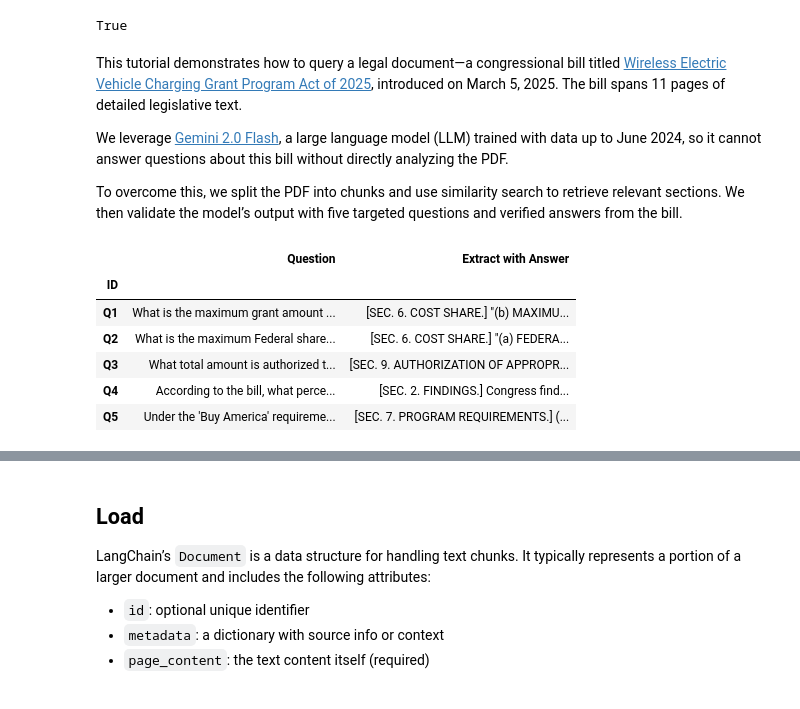
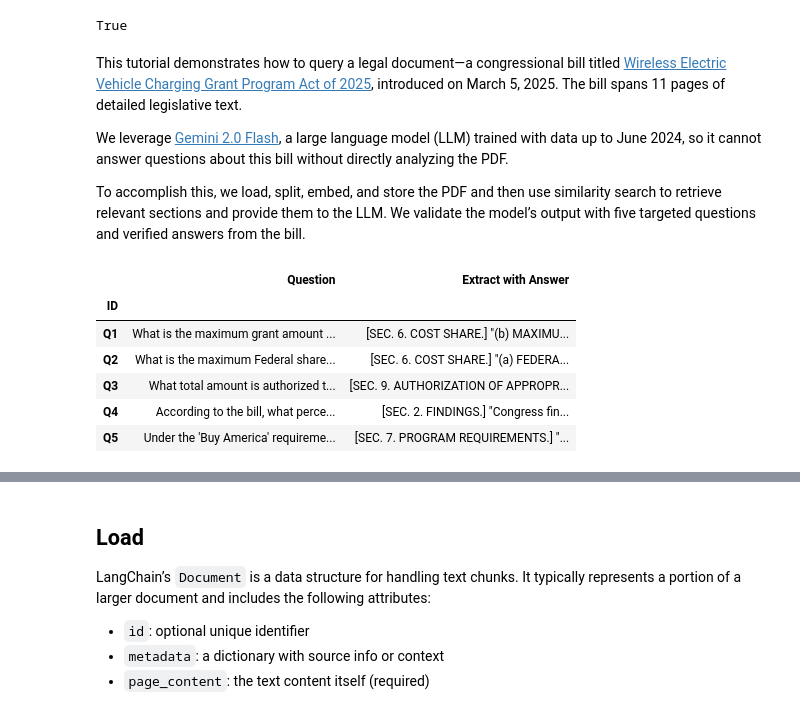
Before and after one commit to yauheniya-ai/langchain-rag, a Jupyter notebook: langchain-rag.ipynb, the cells around one changed output, grey strips where cells are left out. Cells and saved outputs as stored; diff of their text form; code cells hidden in the pictures.

```diff
--- a/langchain-rag.ipynb
+++ b/langchain-rag.ipynb
@@ -37,7 +42,7 @@ This tutorial demonstrates how to query a legal document—a congressional bill
 
 We leverage [Gemini 2.0 Flash](https://cloud.google.com/vertex-ai/generative-ai/docs/models/gemini/2-0-flash), a large language model (LLM) trained with data up to June 2024, so it cannot answer questions about this bill without directly analyzing the PDF.
 
-To overcome this, we split the PDF into chunks and use similarity search to retrieve relevant sections. We then validate the model’s output with five targeted questions and verified answers from the bill.
+To accomplish this, we load, split, embed, and store the PDF and then use similarity search to retrieve relevant sections and provide them to the LLM. We validate the model’s output with five targeted questions and verified answers from the bill.
 # %%
 questions = [
     "What is the maximum grant amount (in dollars) that an eligible entity can receive under the Wireless Electric Vehicle Charging Grant Program Act of 2025?",
@@ -51,36 +56,36 @@ correct_answers = [
     '[SEC. 6. COST SHARE.]\n"(b) MAXIMUM GRANT AMOUNT.—The amount of a grant awarded to an eligible entity under the Program may not exceed $25,000,000." [p. 7]',
     '[SEC. 6. COST SHARE.]\n"(a) FEDERAL SHARE.—The Federal share of a grant awarded under the Program may not exceed 80 percent of total cost of the project." [p. 7]',
     '[SEC. 9. AUTHORIZATION OF APPROPRIATIONS.]\n"There is authorized to be appropriated $250,000,000 to carry out this Act, to remain available until expended." [p. 11]',
-    '[SEC. 2. FINDINGS.]\nCongress finds the following:\n"(1) Electric vehicles are crucial to cutting greenhouse gas emissions, reducing reliance on fossil fuels, strengthening United States economic and national security, and combating the climate crisis. As of 2019, the transportation sector accounts for 29 percent of all greenhouse gas emissions, which is the most of any sector." [p. 2]',
-    '[SEC. 7. PROGRAM REQUIREMENTS.]\n(d) BUY AMERICA.—\n"(1) IN GENERAL.—Except as provided in paragraph (2), recipients of grants under the Program shall comply with the requirements described in section 5323(j) of title 49, United States Code." [p. 10]'
+    '[SEC. 2. FINDINGS.]\n"Congress finds the following:\n(1) Electric vehicles are crucial to cutting greenhouse gas emissions, reducing reliance on fossil fuels, strengthening United States economic and national security, and combating the climate crisis. As of 2019, the transportation sector accounts for 29 percent of all greenhouse gas emissions, which is the most of any sector." [p. 2]',
+    '[SEC. 7. PROGRAM REQUIREMENTS.]\n"(d) BUY AMERICA.—\n(1) IN GENERAL.—Except as provided in paragraph (2), recipients of grants under the Program shall comply with the requirements described in section 5323(j) of title 49, United States Code." [p. 10]'
 ]
 
 ids = [f"Q{i+1}" for i in range(len(questions))]
 
 df = pd.DataFrame({
     "ID": ids,
     "Question": questions,
     "Extract with Answer": correct_answers
 }).set_index("ID")
 
 def style_df(df):
     styled = df.style.set_table_styles([
         {'selector': 'table', 'props': [('border', '2px solid gray'), ('border-collapse', 'collapse')]},
         {'selector': 'th, td', 'props': [('border', '1px solid gray')]},
         {'selector': 'th', 'props': [('text-align', 'center')]},
         {'selector': 'th.col0', 'props': [('width', '300px')]},
         {'selector': 'th.col1', 'props': [('width', '300px')]},
         {'selector': 'th.col2', 'props': [('width', '300px')]},
         {'selector': 'td', 'props': [('text-align', 'left')]}
     ]).set_properties()
     return HTML(styled.to_html(escape=False))
 
 display(style_df(df))
 # %% [output]
 |  | Question | Extract with Answer |
 | ID |  |  |
 | Q1 | What is the maximum grant amount ... | [SEC. 6. COST SHARE.] "(b) MAXIMU... |
 | Q2 | What is the maximum Federal share... | [SEC. 6. COST SHARE.] "(a) FEDERA... |
 | Q3 | What total amount is authorized t... | [SEC. 9. AUTHORIZATION OF APPROPR... |
-| Q4 | According to the bill, what perce... | [SEC. 2. FINDINGS.] Congress find... |
-| Q5 | Under the 'Buy America' requireme... | [SEC. 7. PROGRAM REQUIREMENTS.] (... |
+| Q4 | According to the bill, what perce... | [SEC. 2. FINDINGS.] "Congress fin... |
+| Q5 | Under the 'Buy America' requireme... | [SEC. 7. PROGRAM REQUIREMENTS.] "... |
```
Also changed, not shown: parts of 15 cells of this notebook, 7 other files.
